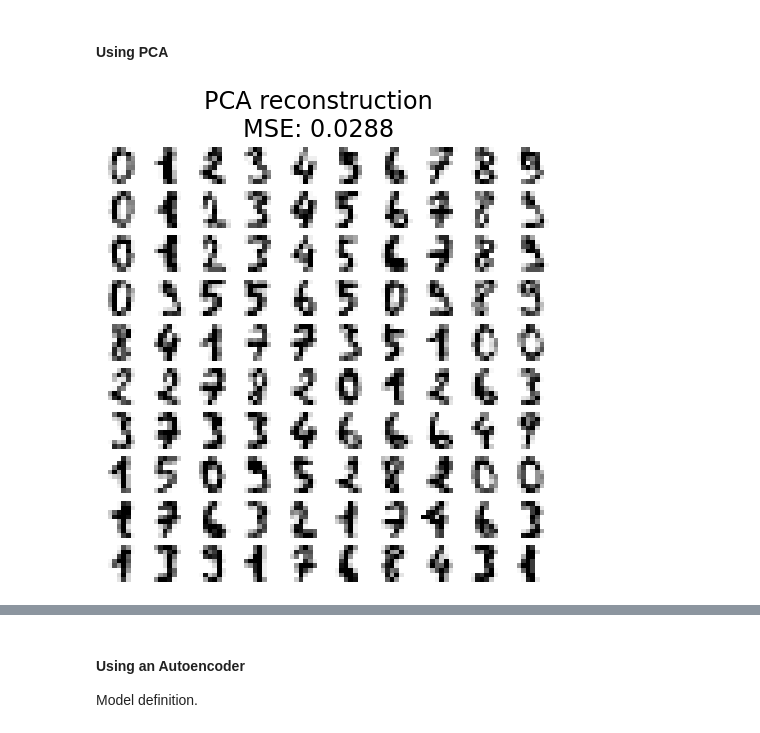
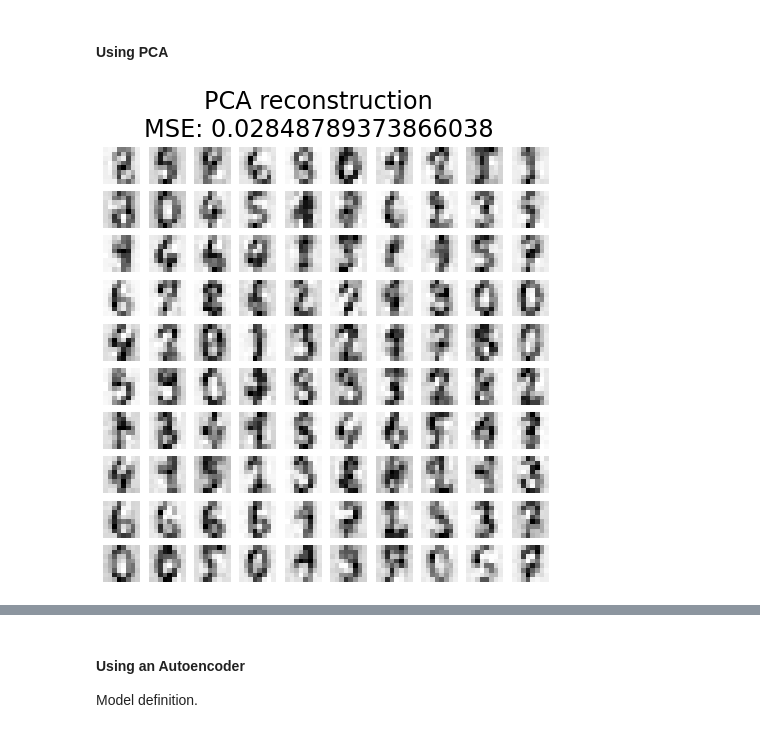
Before and after one commit to DanielMatiasCarvalho/AP-Labs, a Jupyter notebook: lab6/practical_06.ipynb, the cells around one changed output, grey strips where cells are left out. Cells and saved outputs as stored; diff of their text form; code cells hidden in the pictures.

```diff
--- a/lab6/practical_06.ipynb
+++ b/lab6/practical_06.ipynb
@@ -182,35 +182,28 @@ plot_digits(
 # %%
 from sklearn.decomposition import PCA
 from sklearn.metrics import mean_squared_error
 # Your code here
 # implement PCA here using the functions from sklearn
 
-n_components = 20  # Number of principal components to keep
+n_components = 14  # Number of principal components to keep
 pca = PCA(n_components=n_components)
 
 # Step 2: Fit the PCA model to the data
 pca.fit(X_train_noisy)
 
 # Step 3: Transform and Reconstruct
 X_reduced = pca.transform(X_test_noisy)  # Project data to the reduced space
 X_reconstructed_pca = pca.inverse_transform(X_reduced)  # Reconstruct data from reduced space
 
 # Step 4: Compute Reconstruction Loss (MSE)
 MSE_test = mean_squared_error(X_test, X_reconstructed_pca)
 
-# Step 5: Define a Plotting Function
-def plot_digits(images, title):
-    fig, axs = plt.subplots(nrows=10, ncols=10, figsize=(8, 8))
-    for img, ax in zip(X, axs.ravel()):
-        ax.imshow(img.reshape((8, 8)), cmap="Greys")
-        ax.axis("off")
-    fig.suptitle(title, fontsize=24)
-    fig.show()
-
-# Plot the reconstructed images
-plot_digits(X_reconstructed_pca[:10], f"PCA reconstruction\nMSE: {MSE_test:.4f}")
+plot_digits(
+    X_reconstructed_pca,
+    f"PCA reconstruction\nMSE: {MSE_test}",
+)
 # %% [output]
-[figure, old version]
+[figure, new version]
 # %%
 from sklearn.decomposition import PCA
 from sklearn.metrics import mean_squared_error
```
Also changed, not shown: parts of 4 cells of this notebook.
